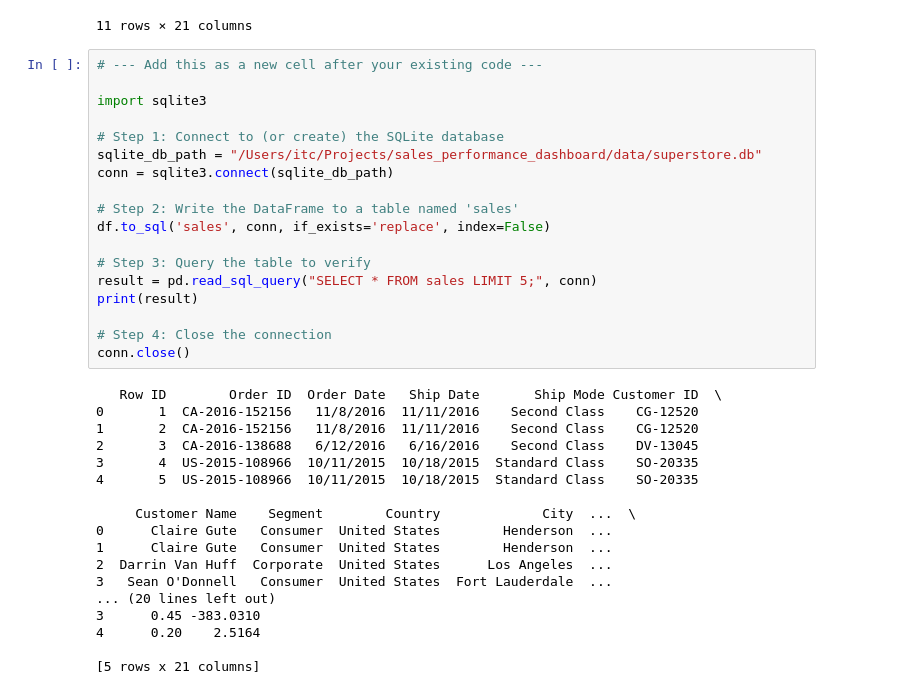
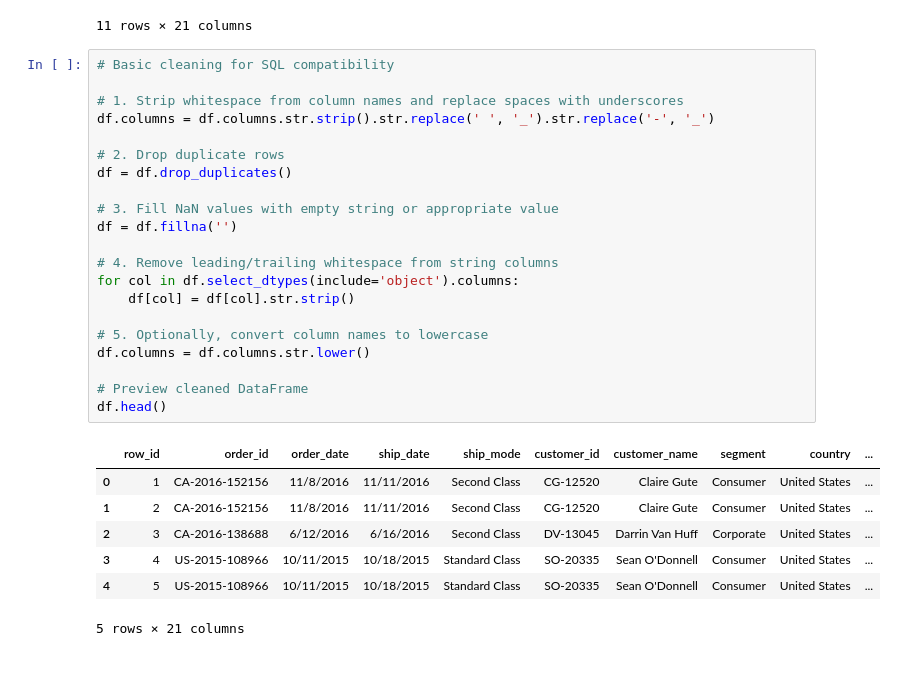
Before and after one commit to prashanth-ds-ml/sales_performance_dashboard, a Jupyter notebook: notebooks/data.ipynb, the cells around one changed output. Cells and saved outputs as stored; diff of their text form; blank space fills up the shorter version.

```diff
--- a/notebooks/data.ipynb
+++ b/notebooks/data.ipynb
@@ -71,39 +62,32 @@ df.describe(include='all')
 | 75% | 7495.750000 | NaN | NaN | NaN | NaN | NaN | NaN | NaN | NaN | ... |
 | max | 9994.000000 | NaN | NaN | NaN | NaN | NaN | NaN | NaN | NaN | ... |
 11 rows × 21 columns
-# %%
-# --- Add this as a new cell after your existing code ---
-
-import sqlite3
-
-# Step 1: Connect to (or create) the SQLite database
-sqlite_db_path = "/Users/itc/Projects/sales_performance_dashboard/data/superstore.db"
-conn = sqlite3.connect(sqlite_db_path)
-
-# Step 2: Write the DataFrame to a table named 'sales'
-df.to_sql('sales', conn, if_exists='replace', index=False)
-
-# Step 3: Query the table to verify
-result = pd.read_sql_query("SELECT * FROM sales LIMIT 5;", conn)
-print(result)
-
-# Step 4: Close the connection
-conn.close()
-# %% [output]
-   Row ID        Order ID  Order Date   Ship Date       Ship Mode Customer ID  \
-0       1  CA-2016-152156   11/8/2016  11/11/2016    Second Class    CG-12520
-1       2  CA-2016-152156   11/8/2016  11/11/2016    Second Class    CG-12520
-2       3  CA-2016-138688   6/12/2016   6/16/2016    Second Class    DV-13045
-3       4  US-2015-108966  10/11/2015  10/18/2015  Standard Class    SO-20335
-4       5  US-2015-108966  10/11/2015  10/18/2015  Standard Class    SO-20335
-
-     Customer Name    Segment        Country             City  ...  \
-0      Claire Gute   Consumer  United States        Henderson  ...
-1      Claire Gute   Consumer  United States        Henderson  ...
-2  Darrin Van Huff  Corporate  United States      Los Angeles  ...
-3   Sean O'Donnell   Consumer  United States  Fort Lauderdale  ...
-... (20 lines left out)
-3      0.45 -383.0310
-4      0.20    2.5164
-
-[5 rows x 21 columns]
+# %%
+# Basic cleaning for SQL compatibility
+
+# 1. Strip whitespace from column names and replace spaces with underscores
+df.columns = df.columns.str.strip().str.replace(' ', '_').str.replace('-', '_')
+
+# 2. Drop duplicate rows
+df = df.drop_duplicates()
+
+# 3. Fill NaN values with empty string or appropriate value
+df = df.fillna('')
+
+# 4. Remove leading/trailing whitespace from string columns
+for col in df.select_dtypes(include='object').columns:
+    df[col] = df[col].str.strip()
+
+# 5. Optionally, convert column names to lowercase
+df.columns = df.columns.str.lower()
+
+# Preview cleaned DataFrame
+df.head()
+# %% [output]
+|  | row_id | order_id | order_date | ship_date | ship_mode | customer_id | customer_name | segment | country | ... |
+| 0 | 1 | CA-2016-152156 | 11/8/2016 | 11/11/2016 | Second Class | CG-12520 | Claire Gute | Consumer | United States | ... |
+| 1 | 2 | CA-2016-152156 | 11/8/2016 | 11/11/2016 | Second Class | CG-12520 | Claire Gute | Consumer | United States | ... |
+| 2 | 3 | CA-2016-138688 | 6/12/2016 | 6/16/2016 | Second Class | DV-13045 | Darrin Van Huff | Corporate | United States | ... |
+| 3 | 4 | US-2015-108966 | 10/11/2015 | 10/18/2015 | Standard Class | SO-20335 | Sean O'Donnell | Consumer | United States | ... |
+| 4 | 5 | US-2015-108966 | 10/11/2015 | 10/18/2015 | Standard Class | SO-20335 | Sean O'Donnell | Consumer | United States | ... |
+5 rows × 21 columns
```
Also changed, not shown: parts of 6 cells of this notebook, 3 other files.
